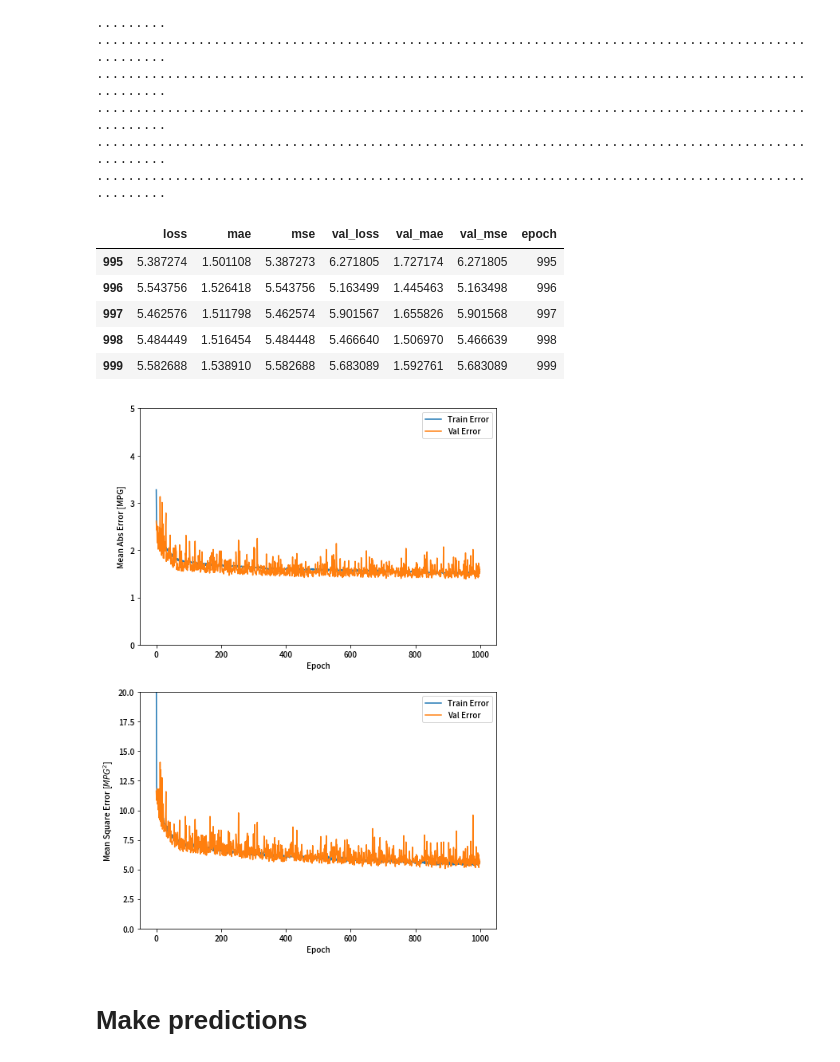
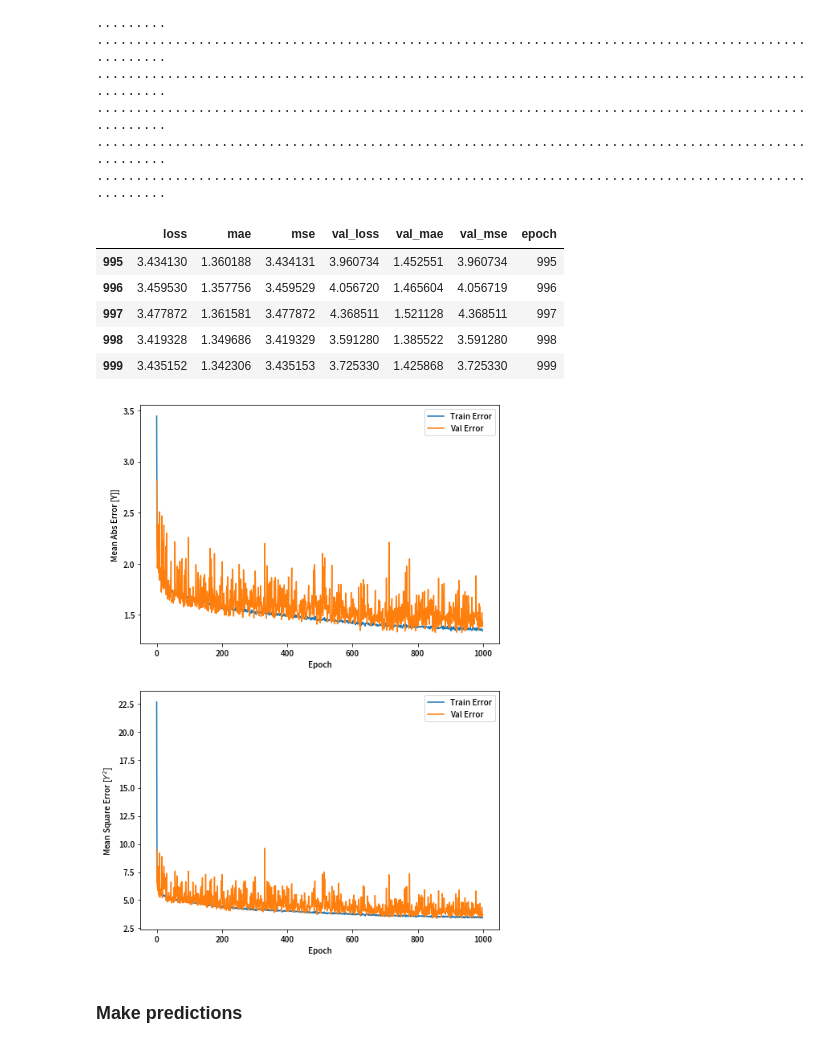
Before and after one commit to YunjinPark/dacon_temperature_forecasts, a Jupyter notebook: linear.ipynb, the cells around one changed output. Cells and saved outputs as stored; diff of their text form; code cells hidden in the pictures.

```diff
--- a/linear.ipynb
+++ b/linear.ipynb
@@ -260,12 +259,13 @@ df_y_g4에 대해 모델링 해보기 (X 5군데와 전체적으로 유사해서
 #### Split the data into train and test
 # %%
 ##
-frac = 1 # train data 비율
+frac = 0.9 # train data 비율
 # %%
 ## y_col : y_col인 컬럼들의 평균을 타겟 값으로 할 것.
-y_col = list(df_y_g3.columns)
+y_col = ['Y15', 'Y16'] ##list(df_y_g3.columns)
+x_col = feat_temp
 # %%
-dataset = df[feat_temp+y_col][:n]
+dataset = df[x_col+y_col][:n]
 dataset['Y']= df[y_col].mean(axis=1)
 dataset = dataset.drop(y_col, axis=1)
 # %%
@@ -354,7 +354,7 @@ EPOCHS = 1000
 
 history = model.fit(
   train_dataset, train_labels,
-  epochs=EPOCHS, validation_split = 0.2, verbose=0,
+  epochs=EPOCHS, validation_split = 0.1, verbose=0,
   callbacks=[PrintDot()])
 # %% [output]
 WARNING:tensorflow:Falling back from v2 loop because of error: Failed to find data adapter that can handle input: <class 'pandas.core.frame.DataFrame'>, <class 'NoneType'>
@@ -375,44 +375,44 @@ hist['epoch'] = history.epoch
 hist.tail()
 # %% [output]
 |  | loss | mae | mse | val_loss | val_mae | val_mse | epoch |
-| 995 | 5.387274 | 1.501108 | 5.387273 | 6.271805 | 1.727174 | 6.271805 | 995 |
-| 996 | 5.543756 | 1.526418 | 5.543756 | 5.163499 | 1.445463 | 5.163498 | 996 |
-| 997 | 5.462576 | 1.511798 | 5.462574 | 5.901567 | 1.655826 | 5.901568 | 997 |
-| 998 | 5.484449 | 1.516454 | 5.484448 | 5.466640 | 1.506970 | 5.466639 | 998 |
-| 999 | 5.582688 | 1.538910 | 5.582688 | 5.683089 | 1.592761 | 5.683089 | 999 |
+| 995 | 3.434130 | 1.360188 | 3.434131 | 3.960734 | 1.452551 | 3.960734 | 995 |
+| 996 | 3.459530 | 1.357756 | 3.459529 | 4.056720 | 1.465604 | 4.056719 | 996 |
+| 997 | 3.477872 | 1.361581 | 3.477872 | 4.368511 | 1.521128 | 4.368511 | 997 |
+| 998 | 3.419328 | 1.349686 | 3.419329 | 3.591280 | 1.385522 | 3.591280 | 998 |
+| 999 | 3.435152 | 1.342306 | 3.435153 | 3.725330 | 1.425868 | 3.725330 | 999 |
 # %%
 import matplotlib.pyplot as plt
 
 def plot_history(history):
   hist = pd.DataFrame(history.history)
   hist['epoch'] = history.epoch
 
   plt.figure(figsize=(8,12))
 
   plt.subplot(2,1,1)
   plt.xlabel('Epoch')
-  plt.ylabel('Mean Abs Error [MPG]')
+  plt.ylabel('Mean Abs Error [Y]]')
   plt.plot(hist['epoch'], hist['mae'],
            label='Train Error')
   plt.plot(hist['epoch'], hist['val_mae'],
            label = 'Val Error')
-  plt.ylim([0,5])
+  #plt.ylim([0,5])
   plt.legend()
 
   plt.subplot(2,1,2)
   plt.xlabel('Epoch')
-  plt.ylabel('Mean Square Error [$MPG^2$]')
+  plt.ylabel('Mean Square Error [$Y^2$]')
   plt.plot(hist['epoch'], hist['mse'],
            label='Train Error')
   plt.plot(hist['epoch'], hist['val_mse'],
            label = 'Val Error')
-  plt.ylim([0,20])
+ # plt.ylim([0,20])
   plt.legend()
   plt.show()
 
 plot_history(history)
 # %% [output]
-[figure, old version]
+[figure, new version]
 # %% [markdown]
-# Make predictions
+### Make predictions
 # %%
```
Also changed, not shown: parts of 40 cells of this notebook.
